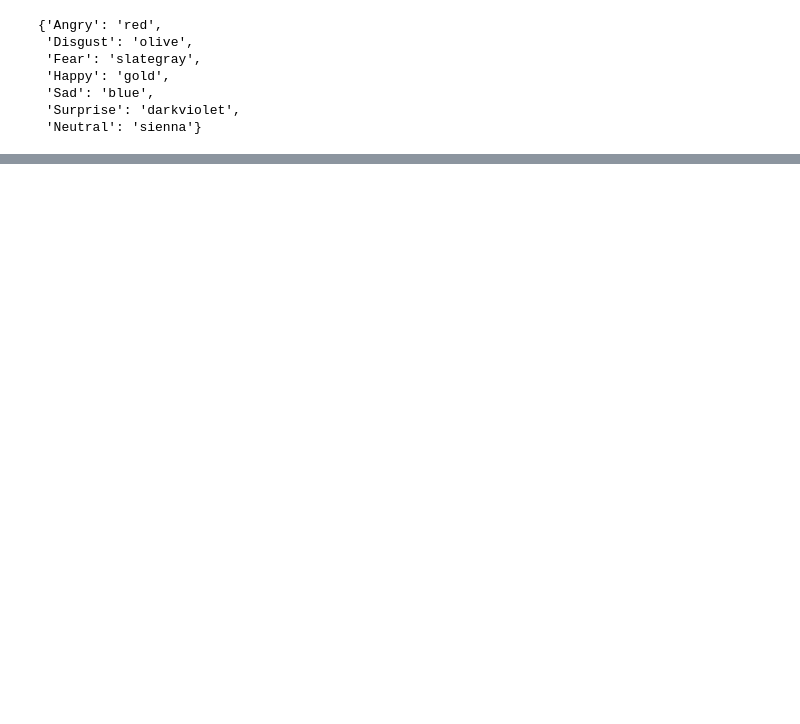
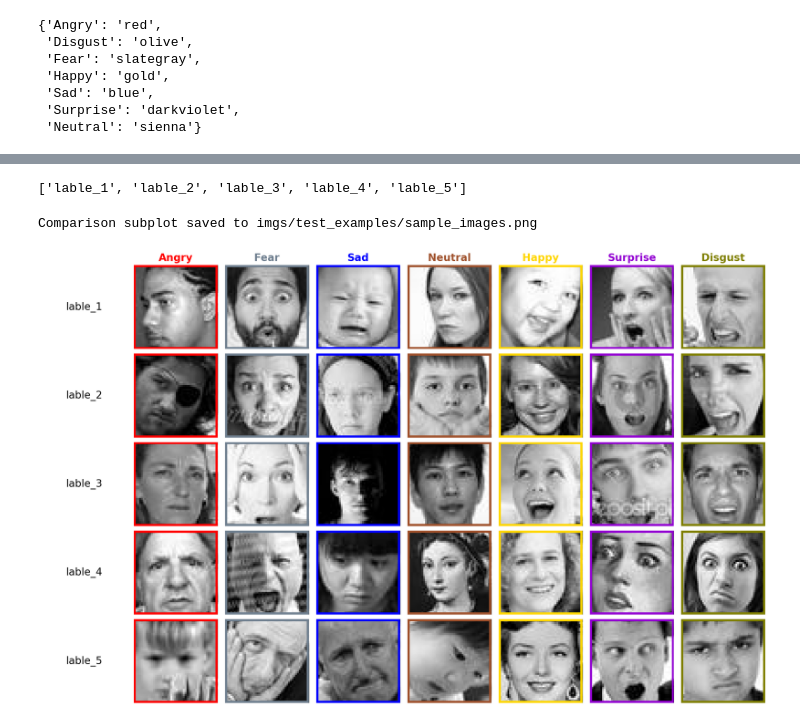
Before and after one commit to dlumian/EmotionFaceClassifier, a Jupyter notebook: notebooks/3_eda_image_analysis.ipynb, the cells around one changed output, grey strips where cells are left out. Cells and saved outputs as stored; diff of their text form; code cells hidden in the pictures; blank space fills up the shorter version.

Commit message:
Fixed color mappings and labels

```diff
--- a/notebooks/3_eda_image_analysis.ipynb
+++ b/notebooks/3_eda_image_analysis.ipynb
@@ -141,0 +76,18 @@ visualize_decomposition_results(pca_results, fer2013, [1, 5, 10, 50], title="PCA
+# %%
+row_labels = []
+for i in range(5):
+    row_labels.append(f'lable_{i+1}')
+print(row_labels)
+# %% [output]
+['lable_1', 'lable_2', 'lable_3', 'lable_4', 'lable_5']
+# %%
+plot_facial_expressions(
+    image_dict=emo_samples,
+    row_labels=row_labels,
+    label_colors=color_dict,
+    save_path='imgs/test_examples',
+    file_name='sample_images.png'
+)
+# %% [output]
+Comparison subplot saved to imgs/test_examples/sample_images.png
+[figure, added]
```
Also changed, not shown: parts of 14 cells of this notebook, 2 other files.
